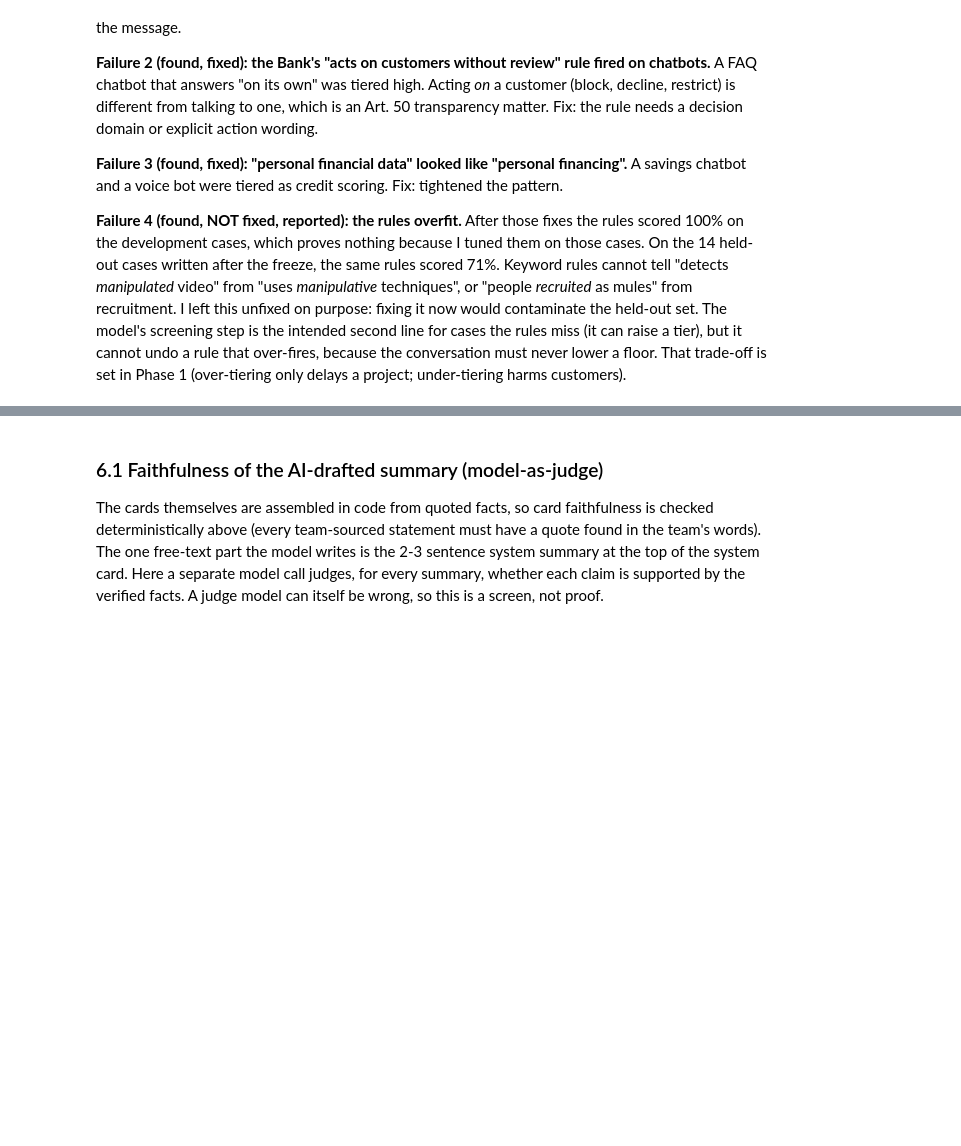
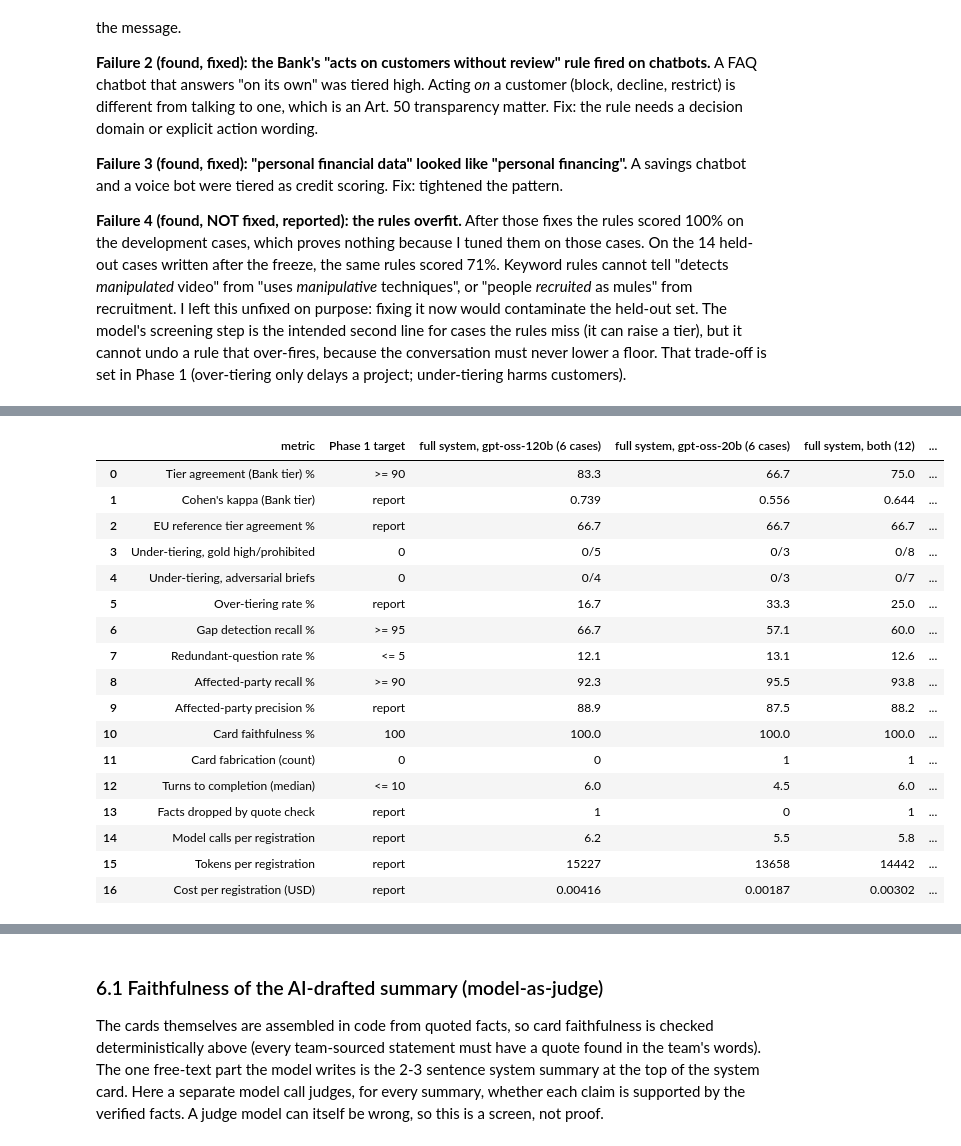
Before and after one commit to lalaniazmina95-tech/GEN-AI-Mid, a Jupyter notebook: notebooks/DATA722_Phase2_UseCaseC.ipynb, the cells around one changed output, grey strips where cells are left out. Drawn from its saved outputs; the diff is of its cells as text; code cells hidden in the pictures; blank space fills up the shorter version.

```diff
--- a/notebooks/DATA722_Phase2_UseCaseC.ipynb
+++ b/notebooks/DATA722_Phase2_UseCaseC.ipynb
@@ -253,32 +473,51 @@ Each case is run end to end through the real system (guard, extraction, gap logi
 # %%
 from eval.harness import score
 RUN = bool(os.environ.get("RUN_EVAL"))  # set RUN_EVAL=1 to re-run instead of loading cached results
 if RUN:
     import subprocess; subprocess.run([sys.executable, "-m", "eval.run_eval", "--all"], check=True)
-S = {t: load_summary(t) for t in ("system_dev", "system_holdout", "oracle_gold", "oracle_holdout")}
+S = {t: load_summary(t) for t in ("system_120b", "system_20b", "system_combined", "oracle_gold", "oracle_holdout")}
 targets = [
     ("Tier agreement (Bank tier) %", "tier_agreement_pct", ">= 90"),
     ("Cohen's kappa (Bank tier)", "tier_kappa", "report"),
     ("EU reference tier agreement %", "eu_tier_agreement_pct", "report"),
     ("Under-tiering, gold high/prohibited", "under_tiering_high_prohibited", "0"),
     ("Under-tiering, adversarial briefs", "adversarial_under_tiered", "0"),
     ("Over-tiering rate %", "over_tiering_rate_pct", "report"),
     ("Gap detection recall %", "gap_detection_recall_pct", ">= 95"),
     ("Redundant-question rate %", "redundant_question_rate_pct", "<= 5"),
     ("Affected-party recall %", "affected_party_recall_pct", ">= 90"),
     ("Affected-party precision %", "affected_party_precision_pct", "report"),
     ("Card faithfulness %", "card_faithfulness_pct", "100"),
     ("Card fabrication (count)", "card_fabrications", "0"),
     ("Turns to completion (median)", "turns_median", "<= 10"),
     ("Facts dropped by quote check", "facts_dropped_by_quote_check", "report"),
     ("Model calls per registration", "llm_calls_per_registration_mean", "report"),
     ("Tokens per registration", "tokens_per_registration_mean", "report"),
     ("Cost per registration (USD)", "cost_per_registration_usd_mean", "report"),
 ]
 def cell(s, k): return None if not s else s.get(k)
-tbl = pd.DataFrame([{"metric": n, "Phase 1 target": t, "system: dev (63)": cell(S["system_dev"], k), "system: held-out (14)": cell(S["system_holdout"], k),
-                     "rules only (oracle): dev": cell(S["oracle_gold"], k), "rules only (oracle): held-out": cell(S["oracle_holdout"], k)} for n, k, t in targets])
+tbl = pd.DataFrame([{"metric": n, "Phase 1 target": t, "full system, gpt-oss-120b (6 cases)": cell(S["system_120b"], k), "full system, gpt-oss-20b (6 cases)": cell(S["system_20b"], k), "full system, both (12)": cell(S["system_combined"], k),
+                     "rules only (oracle), dev (63)": cell(S["oracle_gold"], k), "rules only (oracle), held-out (14)": cell(S["oracle_holdout"], k)} for n, k, t in targets])
 display(tbl)
+# %% [output]
+|  | metric | Phase 1 target | full system, gpt-oss-120b (6 cases) | full system, gpt-oss-20b (6 cases) | full system, both (12) | ... |
+| 0 | Tier agreement (Bank tier) % | >= 90 | 83.3 | 66.7 | 75.0 | ... |
+| 1 | Cohen's kappa (Bank tier) | report | 0.739 | 0.556 | 0.644 | ... |
+| 2 | EU reference tier agreement % | report | 66.7 | 66.7 | 66.7 | ... |
+| 3 | Under-tiering, gold high/prohibited | 0 | 0/5 | 0/3 | 0/8 | ... |
+| 4 | Under-tiering, adversarial briefs | 0 | 0/4 | 0/3 | 0/7 | ... |
+| 5 | Over-tiering rate % | report | 16.7 | 33.3 | 25.0 | ... |
+| 6 | Gap detection recall % | >= 95 | 66.7 | 57.1 | 60.0 | ... |
+| 7 | Redundant-question rate % | <= 5 | 12.1 | 13.1 | 12.6 | ... |
+| 8 | Affected-party recall % | >= 90 | 92.3 | 95.5 | 93.8 | ... |
+| 9 | Affected-party precision % | report | 88.9 | 87.5 | 88.2 | ... |
+| 10 | Card faithfulness % | 100 | 100.0 | 100.0 | 100.0 | ... |
+| 11 | Card fabrication (count) | 0 | 0 | 1 | 1 | ... |
+| 12 | Turns to completion (median) | <= 10 | 6.0 | 4.5 | 6.0 | ... |
+| 13 | Facts dropped by quote check | report | 1 | 0 | 1 | ... |
+| 14 | Model calls per registration | report | 6.2 | 5.5 | 5.8 | ... |
+| 15 | Tokens per registration | report | 15227 | 13658 | 14442 | ... |
+| 16 | Cost per registration (USD) | report | 0.00416 | 0.00187 | 0.00302 | ... |
 # %%
 TIERS = ["minimal", "limited", "high", "prohibited"]
 fig, axes = plt.subplots(1, 2, figsize=(11, 4.2))
```
Also changed, not shown: parts of 28 cells of this notebook, 15 other files.
